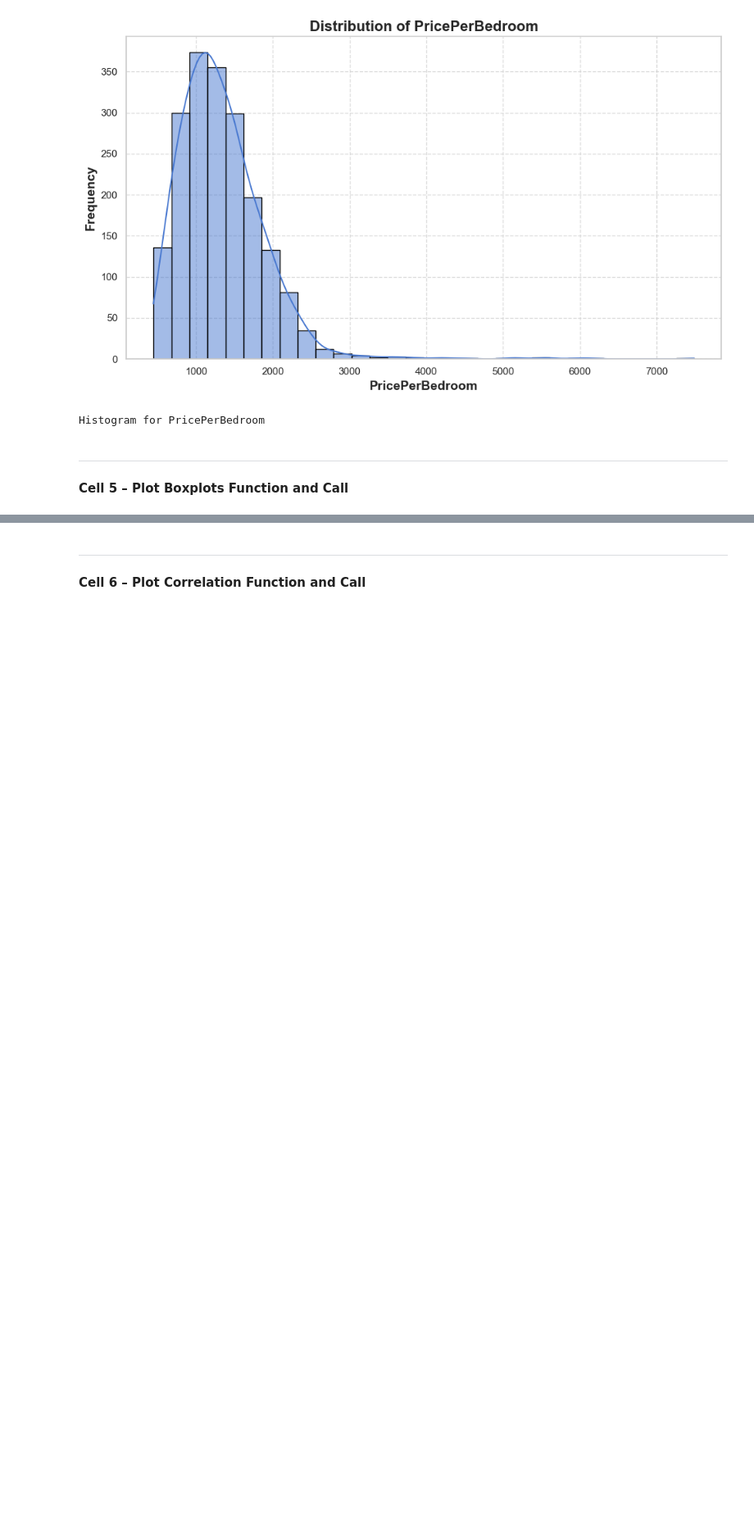
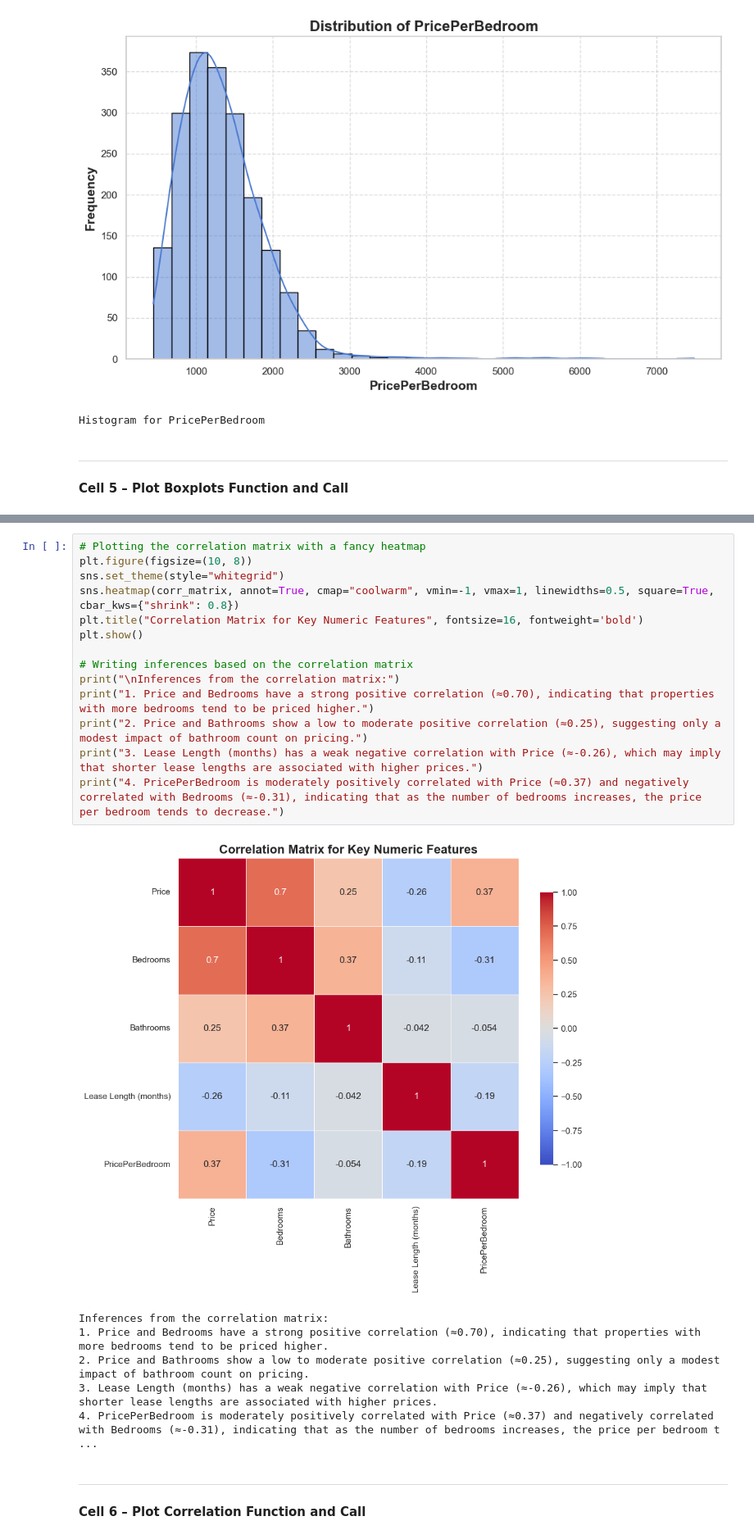
Before and after one commit to Yash-Singh-Pathania/DataScience, a Jupyter notebook: analytics.ipynb, the cells around one changed output, grey strips where cells are left out. Shown at 82% size. Drawn from its saved outputs; the diff is of its cells as text; blank space fills up the shorter version.

```diff
--- a/analytics.ipynb
+++ b/analytics.ipynb
@@ -249,3 +245,24 @@ Inference: PricePerBedroom has only minimal outliers.
+# %%
+# Plotting the correlation matrix with a fancy heatmap
+plt.figure(figsize=(10, 8))
+sns.set_theme(style="whitegrid")
+sns.heatmap(corr_matrix, annot=True, cmap="coolwarm", vmin=-1, vmax=1, linewidths=0.5, square=True, cbar_kws={"shrink": 0.8})
+plt.title("Correlation Matrix for Key Numeric Features", fontsize=16, fontweight='bold')
+plt.show()
+
+# Writing inferences based on the correlation matrix
+print("\nInferences from the correlation matrix:")
+print("1. Price and Bedrooms have a strong positive correlation (≈0.70), indicating that properties with more bedrooms tend to be priced higher.")
+print("2. Price and Bathrooms show a low to moderate positive correlation (≈0.25), suggesting only a modest impact of bathroom count on pricing.")
+print("3. Lease Length (months) has a weak negative correlation with Price (≈-0.26), which may imply that shorter lease lengths are associated with higher prices.")
+print("4. PricePerBedroom is moderately positively correlated with Price (≈0.37) and negatively correlated with Bedrooms (≈-0.31), indicating that as the number of bedrooms increases, the price per bedroom tends to decrease.")
+# %% [output]
+[figure, added]
+Inferences from the correlation matrix:
+1. Price and Bedrooms have a strong positive correlation (≈0.70), indicating that properties with more bedrooms tend to be priced higher.
+2. Price and Bathrooms show a low to moderate positive correlation (≈0.25), suggesting only a modest impact of bathroom count on pricing.
+3. Lease Length (months) has a weak negative correlation with Price (≈-0.26), which may imply that shorter lease lengths are associated with higher prices.
+4. PricePerBedroom is moderately positively correlated with Price (≈0.37) and negatively correlated with Bedrooms (≈-0.31), indicating that as the number of bedrooms increases, the price per bedroom t ...
 # %% [markdown]
 
 
```
Also changed, not shown: parts of 12 cells of this notebook.
